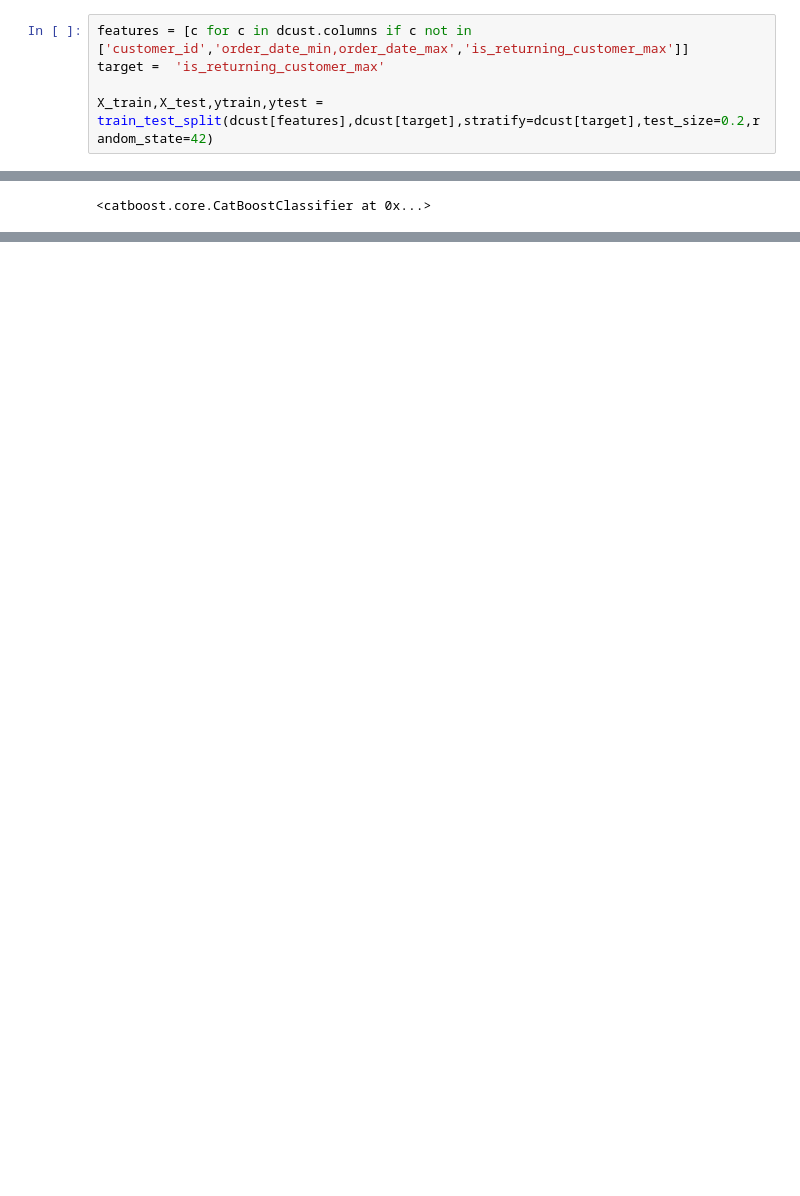
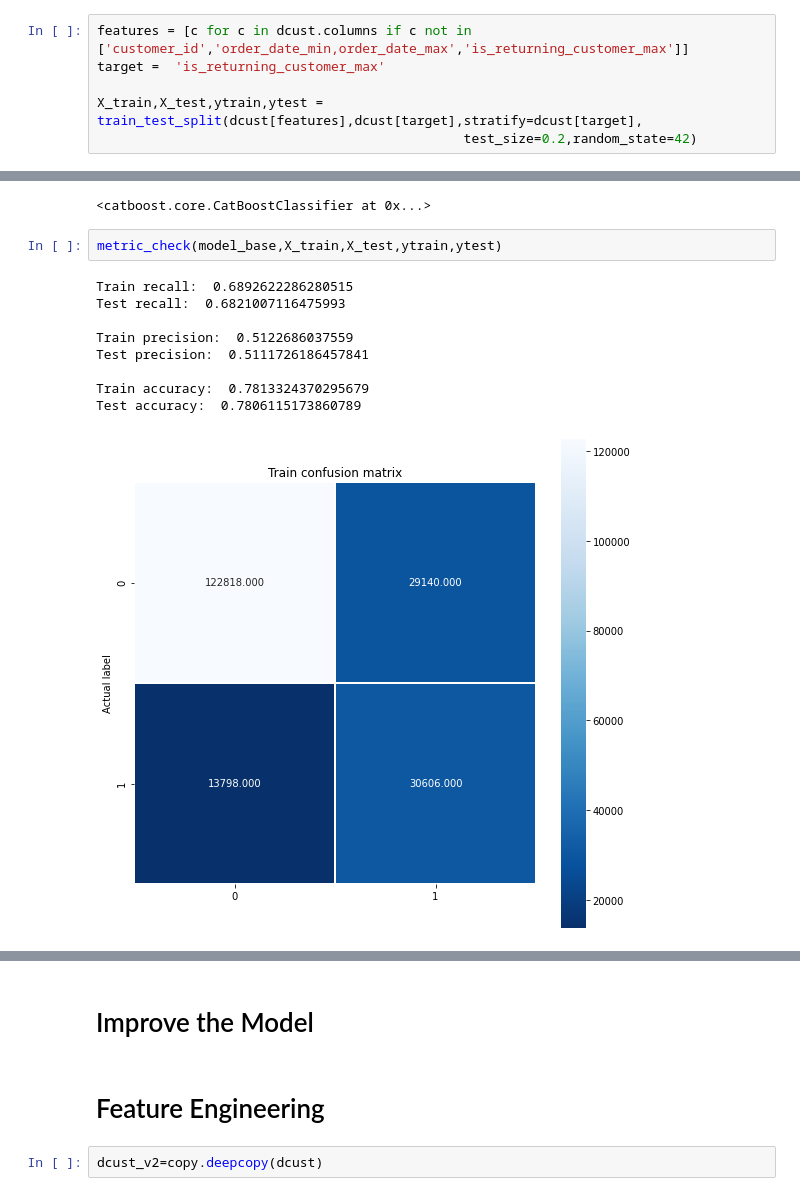
Before and after one commit to hasan-avci/iron-car-Hasanav, a Jupyter notebook: Hasan Avci.ipynb, the cells around one changed output, grey strips where cells are left out. Cells and saved outputs as stored; diff of their text form; blank space fills up the shorter version.

Commit message:
Base Model , Feature Engineering, Feature Selection, Random Search

```diff
--- a/Hasan Avci.ipynb
+++ b/Hasan Avci.ipynb
@@ -480,7 +568,8 @@ dcust.head(3)
 features = [c for c in dcust.columns if c not in ['customer_id','order_date_min,order_date_max','is_returning_customer_max']]
 target =  'is_returning_customer_max'
 
-X_train,X_test,ytrain,ytest = train_test_split(dcust[features],dcust[target],stratify=dcust[target],test_size=0.2,random_state=42)
+X_train,X_test,ytrain,ytest = train_test_split(dcust[features],dcust[target],stratify=dcust[target],
+                                               test_size=0.2,random_state=42)
 # %%
 
 model_base = CatBoostClassifier()
@@ -519,3 +608,15 @@ bestIteration = 171
 
 Shrink model to first 172 iterations.
 <catboost.core.CatBoostClassifier at 0x...>
+# %%
+metric_check(model_base,X_train,X_test,ytrain,ytest)
+# %% [output]
+Train recall:  0.6892622286280515
+Test recall:  0.6821007116475993
+
+Train precision:  0.5122686037559
+Test precision:  0.5111726186457841
+
+Train accuracy:  0.7813324370295679
+Test accuracy:  0.7806115173860789
+[figure, added]
@@ -521,0 +624,6 @@ Shrink model to first 172 iterations.
+# %% [markdown]
+# Improve the Model
+# %% [markdown]
+# Feature Engineering
+# %%
+dcust_v2=copy.deepcopy(dcust)
```
Also changed, not shown: parts of 68 cells of this notebook, 6 other files.
